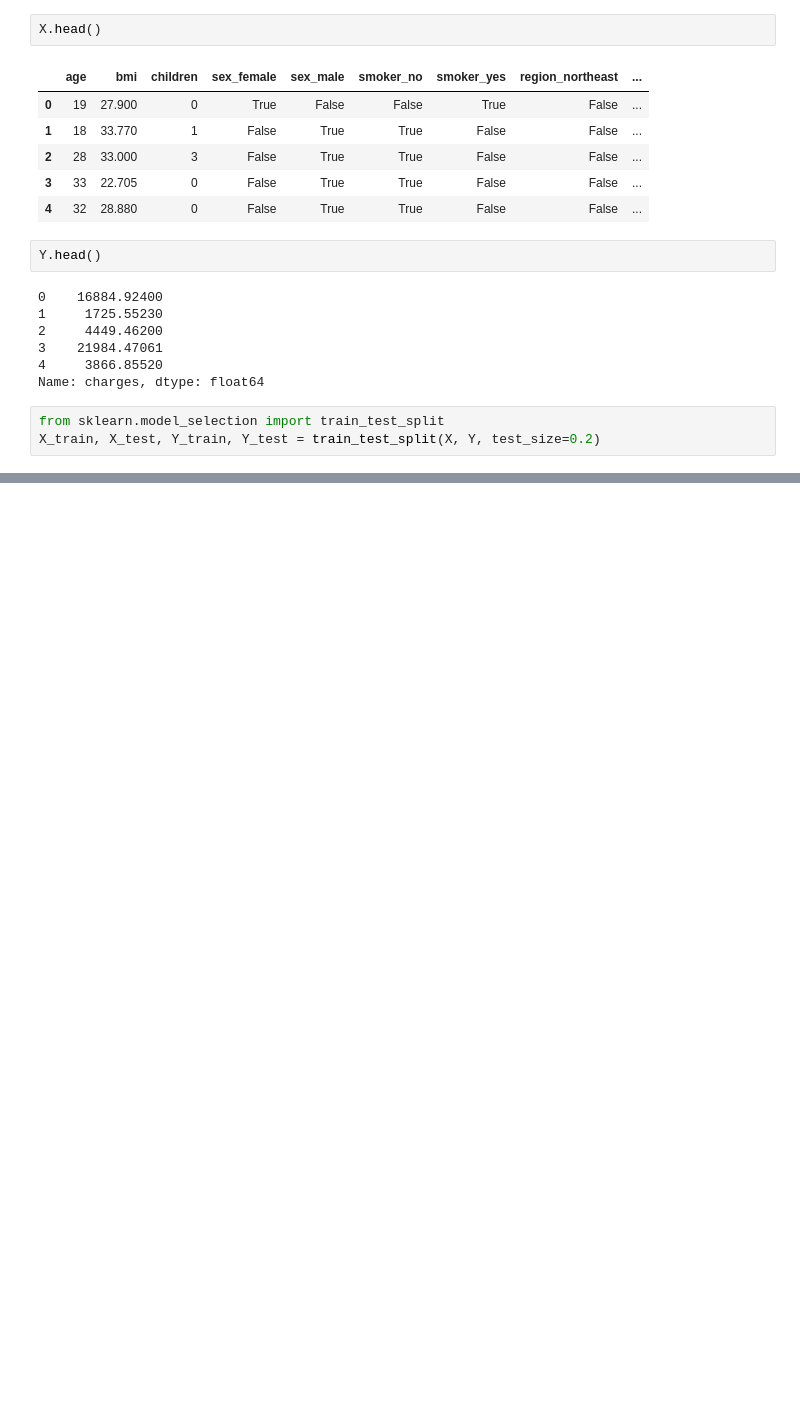
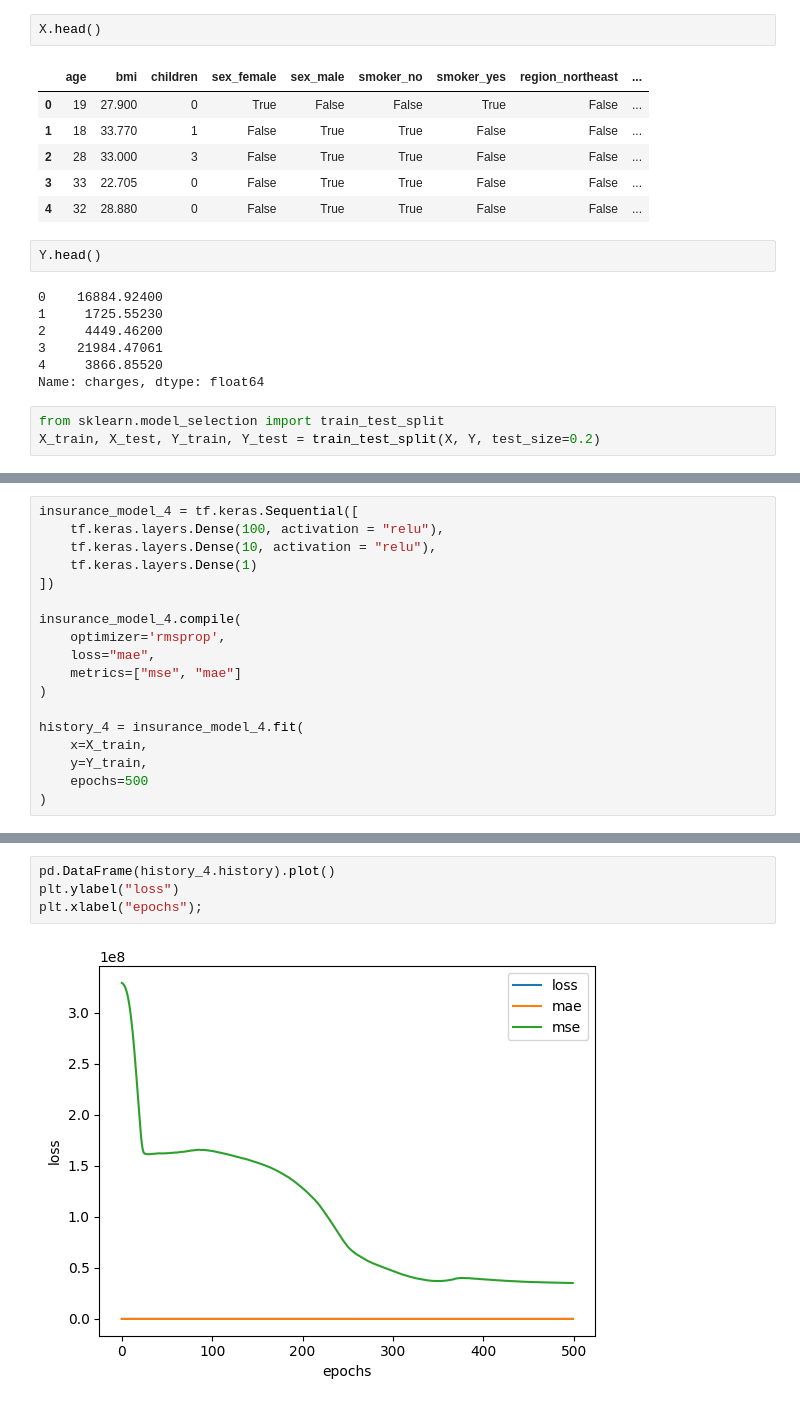
Before and after one commit to akshat-shethia/Deep_Learning, a Jupyter notebook: TensorFlow_For_Deep_Learning/My_01_Section_3_Regression_Kaggle_medical_dataset.ipynb, the cells around one changed output, grey strips where cells are left out. Saved outputs shown, nothing was run; the diff lists cells and outputs as text; blank space fills up the shorter version.

```diff
--- a/TensorFlow_For_Deep_Learning/My_01_Section_3_Regression_Kaggle_medical_dataset.ipynb
+++ b/TensorFlow_For_Deep_Learning/My_01_Section_3_Regression_Kaggle_medical_dataset.ipynb
@@ -206,0 +207,18 @@ insurance_model_3.evaluate(X_test, Y_test)
+# %%
+insurance_model_4 = tf.keras.Sequential([
+    tf.keras.layers.Dense(100, activation = "relu"),
+    tf.keras.layers.Dense(10, activation = "relu"),
+    tf.keras.layers.Dense(1)
+])
+
+insurance_model_4.compile(
+    optimizer='rmsprop',
+    loss="mae",
+    metrics=["mse", "mae"]
+)
+
+history_4 = insurance_model_4.fit(
+    x=X_train,
+    y=Y_train,
+    epochs=500
+)
@@ -206,0 +248,6 @@ insurance_model_3.evaluate(X_test, Y_test)
+# %%
+pd.DataFrame(history_4.history).plot()
+plt.ylabel("loss")
+plt.xlabel("epochs");
+# %% [output]
+[figure, added]
```
Also changed, not shown: parts of 8 cells of this notebook.
